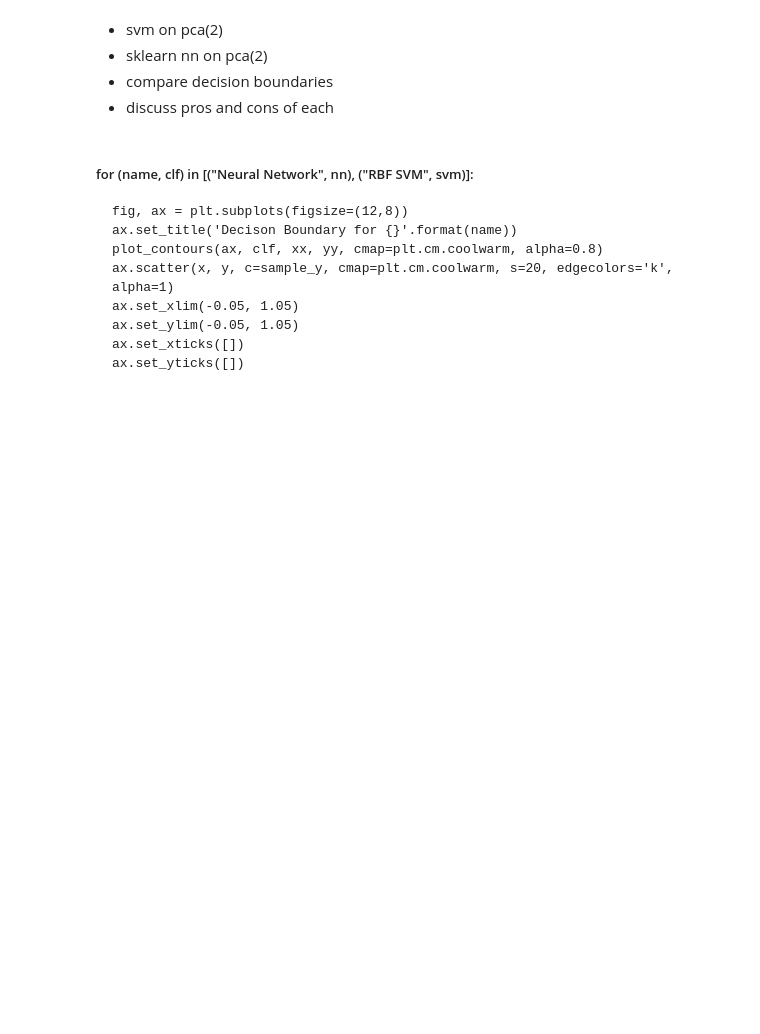
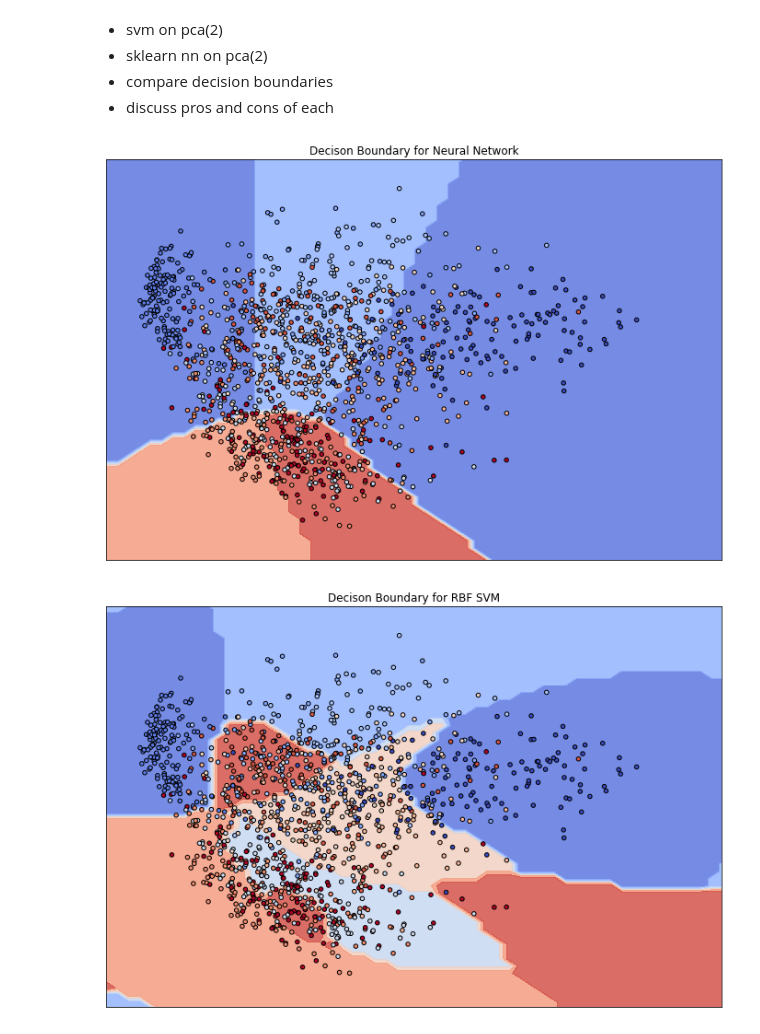
Before and after one commit to kaihulme/ml-analysis, a Jupyter notebook: notebooks/02_classification.ipynb, the cells around one changed output. Cells and saved outputs as stored; diff of their text form; code cells hidden in the pictures; blank space fills up the shorter version.

```diff
--- a/notebooks/02_classification.ipynb
+++ b/notebooks/02_classification.ipynb
@@ -448,13 +448,16 @@ def plot_contours(ax, clf, xx, yy, **params):
 
 x, y = sample_X[:, 0], sample_X[:, 1]
 xx, yy = make_meshgrid(x, y)
-# %% [markdown]
-##### for (name, clf) in [("Neural Network", nn), ("RBF SVM", svm)]:
-    fig, ax = plt.subplots(figsize=(12,8))
-    ax.set_title('Decison Boundary for {}'.format(name))
-    plot_contours(ax, clf, xx, yy, cmap=plt.cm.coolwarm, alpha=0.8)
-    ax.scatter(x, y, c=sample_y, cmap=plt.cm.coolwarm, s=20, edgecolors='k', alpha=1)
-    ax.set_xlim(-0.05, 1.05)
-    ax.set_ylim(-0.05, 1.05)
-    ax.set_xticks([])
-    ax.set_yticks([])
+# %%
+for (name, clf) in [("Neural Network", nn), ("RBF SVM", svm)]:
+    fig, ax = plt.subplots(figsize=(12,8))
+    ax.set_title('Decison Boundary for {}'.format(name))
+    plot_contours(ax, clf, xx, yy, cmap=plt.cm.coolwarm, alpha=0.8)
+    ax.scatter(x, y, c=sample_y, cmap=plt.cm.coolwarm, s=20, edgecolors='k', alpha=1)
+    ax.set_xlim(-0.05, 1.05)
+    ax.set_ylim(-0.05, 1.05)
+    ax.set_xticks([])
+    ax.set_yticks([])
+# %% [output]
+[figure, added]
+[figure, added]
```
Also changed, not shown: 1 other file.
